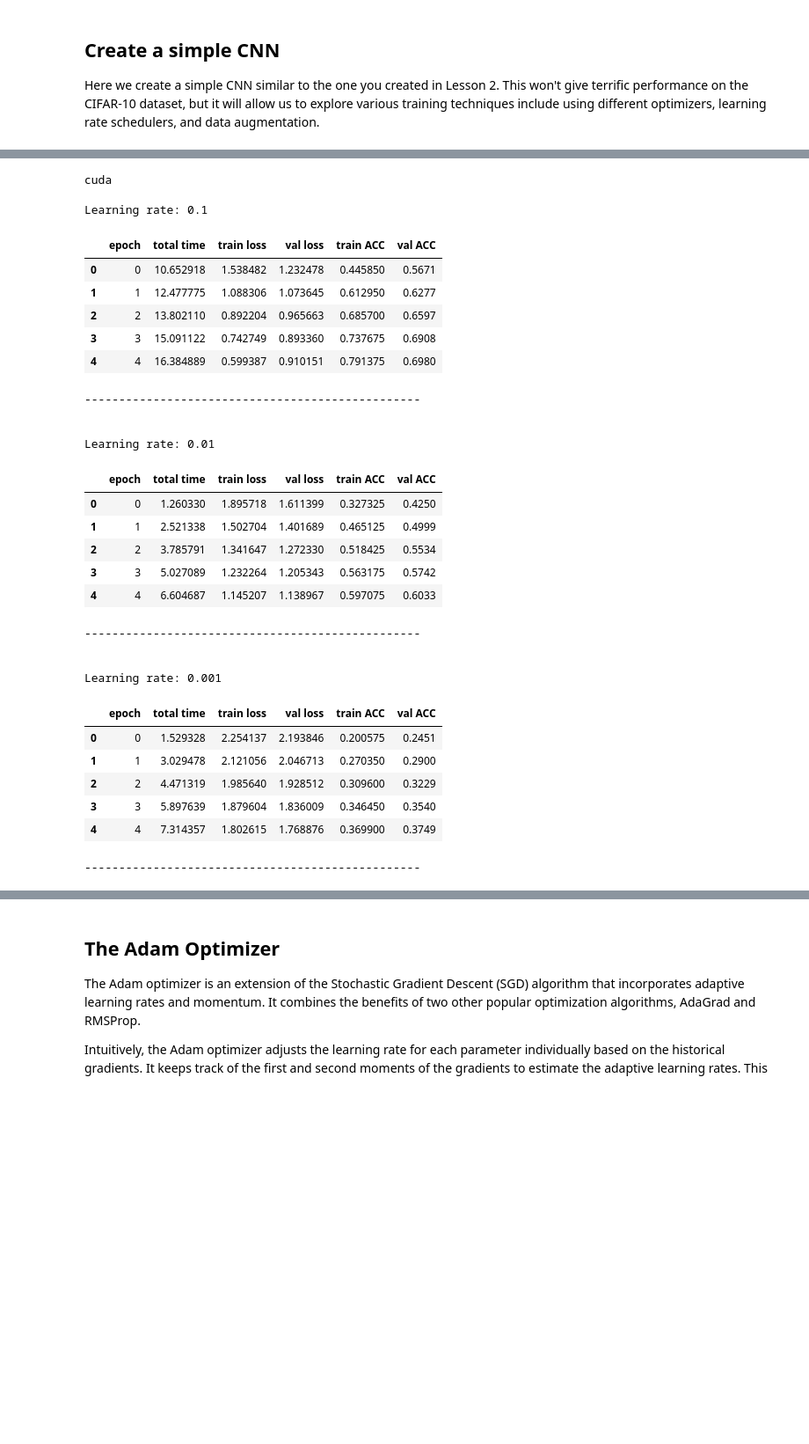
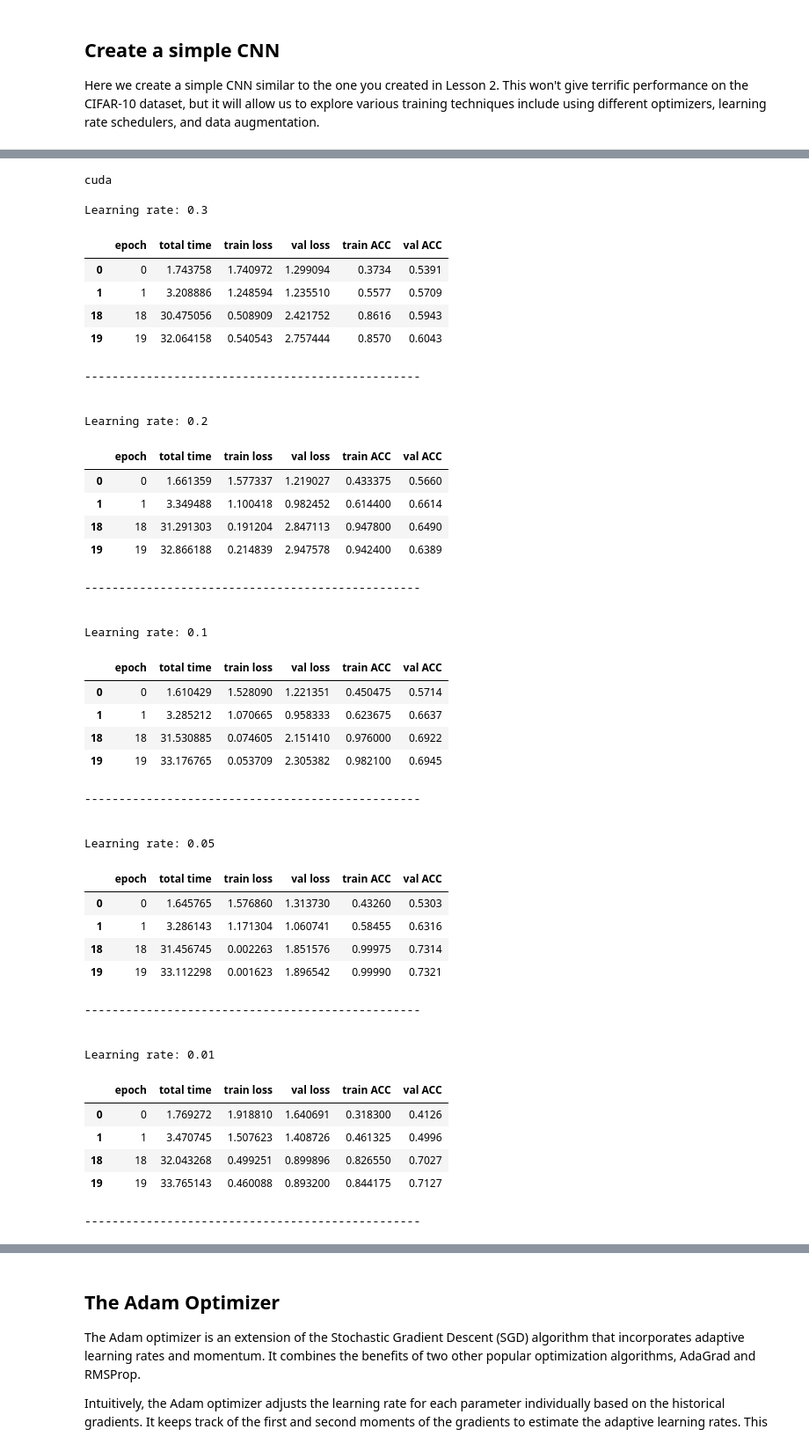
Before and after one commit to nkoranda97/DS776, a Jupyter notebook: Lesson_03_Better_Training/L03_1_Optimizers_with_CIFAR10.ipynb, the cells around one changed output, grey strips where cells are left out. Shown at 88% size. Drawn from its saved outputs; the diff is of its cells as text; code cells hidden in the pictures; blank space fills up the shorter version.

```diff
--- a/Lesson_03_Better_Training/L03_1_Optimizers_with_CIFAR10.ipynb
+++ b/Lesson_03_Better_Training/L03_1_Optimizers_with_CIFAR10.ipynb
@@ -134,59 +139,74 @@ Below, we'll train three times with learning rates 0.1, 0.01, and 0.001 for just
 # %%
 # this cell takes several minutes to run, you can run the next cell if you just want to see the results from a previous run
 loss_func = nn.CrossEntropyLoss()
 
 device = get_device()
 print(device)
 
-epochs = 5
+epochs = 20
 score_funcs = {'ACC':accuracy_score}
 
-for lr in [0.1, 0.01, 0.001]:
+for lr in [0.3, 0.2, 0.1, 0.05, 0.01]:
     model = SimpleCNN()
     optimizer = optim.SGD(model.parameters(), lr=lr)
     ckpt_file = MODELS_PATH / f'L03_CIFAR10_SimpleCNN_SGD_lr{lr}.pt'
     print(f'\nLearning rate: {lr}')
     results = train_network(model,
                   loss_func,
                   train_loader,
                   device=device,
                   val_loader=valid_loader,
                   epochs = epochs,
                   optimizer = optimizer,
                   score_funcs = {'ACC':accuracy_score},
                   checkpoint_file = ckpt_file)
     print('\n')
-    display(results)
+    display(pd.concat([results.head(2),results.tail(2)]))
 
     print('-------------------------------------------------\n')
 # %% [output]
 cuda
 
-Learning rate: 0.1
+Learning rate: 0.3
 |  | epoch | total time | train loss | val loss | train ACC | val ACC |
-| 0 | 0 | 10.652918 | 1.538482 | 1.232478 | 0.445850 | 0.5671 |
-| 1 | 1 | 12.477775 | 1.088306 | 1.073645 | 0.612950 | 0.6277 |
-| 2 | 2 | 13.802110 | 0.892204 | 0.965663 | 0.685700 | 0.6597 |
-| 3 | 3 | 15.091122 | 0.742749 | 0.893360 | 0.737675 | 0.6908 |
-| 4 | 4 | 16.384889 | 0.599387 | 0.910151 | 0.791375 | 0.6980 |
+| 0 | 0 | 1.743758 | 1.740972 | 1.299094 | 0.3734 | 0.5391 |
+| 1 | 1 | 3.208886 | 1.248594 | 1.235510 | 0.5577 | 0.5709 |
+| 18 | 18 | 30.475056 | 0.508909 | 2.421752 | 0.8616 | 0.5943 |
+| 19 | 19 | 32.064158 | 0.540543 | 2.757444 | 0.8570 | 0.6043 |
 -------------------------------------------------
 
 
-Learning rate: 0.01
+Learning rate: 0.2
 |  | epoch | total time | train loss | val loss | train ACC | val ACC |
-| 0 | 0 | 1.260330 | 1.895718 | 1.611399 | 0.327325 | 0.4250 |
-| 1 | 1 | 2.521338 | 1.502704 | 1.401689 | 0.465125 | 0.4999 |
-| 2 | 2 | 3.785791 | 1.341647 | 1.272330 | 0.518425 | 0.5534 |
-| 3 | 3 | 5.027089 | 1.232264 | 1.205343 | 0.563175 | 0.5742 |
-| 4 | 4 | 6.604687 | 1.145207 | 1.138967 | 0.597075 | 0.6033 |
+| 0 | 0 | 1.661359 | 1.577337 | 1.219027 | 0.433375 | 0.5660 |
+| 1 | 1 | 3.349488 | 1.100418 | 0.982452 | 0.614400 | 0.6614 |
+| 18 | 18 | 31.291303 | 0.191204 | 2.847113 | 0.947800 | 0.6490 |
+| 19 | 19 | 32.866188 | 0.214839 | 2.947578 | 0.942400 | 0.6389 |
 -------------------------------------------------
 
 
-Learning rate: 0.001
+Learning rate: 0.1
 |  | epoch | total time | train loss | val loss | train ACC | val ACC |
-| 0 | 0 | 1.529328 | 2.254137 | 2.193846 | 0.200575 | 0.2451 |
-| 1 | 1 | 3.029478 | 2.121056 | 2.046713 | 0.270350 | 0.2900 |
-| 2 | 2 | 4.471319 | 1.985640 | 1.928512 | 0.309600 | 0.3229 |
-| 3 | 3 | 5.897639 | 1.879604 | 1.836009 | 0.346450 | 0.3540 |
-| 4 | 4 | 7.314357 | 1.802615 | 1.768876 | 0.369900 | 0.3749 |
+| 0 | 0 | 1.610429 | 1.528090 | 1.221351 | 0.450475 | 0.5714 |
+| 1 | 1 | 3.285212 | 1.070665 | 0.958333 | 0.623675 | 0.6637 |
+| 18 | 18 | 31.530885 | 0.074605 | 2.151410 | 0.976000 | 0.6922 |
+| 19 | 19 | 33.176765 | 0.053709 | 2.305382 | 0.982100 | 0.6945 |
 -------------------------------------------------
+
+
+Learning rate: 0.05
+|  | epoch | total time | train loss | val loss | train ACC | val ACC |
+| 0 | 0 | 1.645765 | 1.576860 | 1.313730 | 0.43260 | 0.5303 |
+| 1 | 1 | 3.286143 | 1.171304 | 1.060741 | 0.58455 | 0.6316 |
+| 18 | 18 | 31.456745 | 0.002263 | 1.851576 | 0.99975 | 0.7314 |
+| 19 | 19 | 33.112298 | 0.001623 | 1.896542 | 0.99990 | 0.7321 |
+-------------------------------------------------
+
+
+Learning rate: 0.01
+|  | epoch | total time | train loss | val loss | train ACC | val ACC |
+| 0 | 0 | 1.769272 | 1.918810 | 1.640691 | 0.318300 | 0.4126 |
+| 1 | 1 | 3.470745 | 1.507623 | 1.408726 | 0.461325 | 0.4996 |
+| 18 | 18 | 32.043268 | 0.499251 | 0.899896 | 0.826550 | 0.7027 |
+| 19 | 19 | 33.765143 | 0.460088 | 0.893200 | 0.844175 | 0.7127 |
+-------------------------------------------------
```
Also changed, not shown: parts of 14 cells of this notebook, 12 other files.
